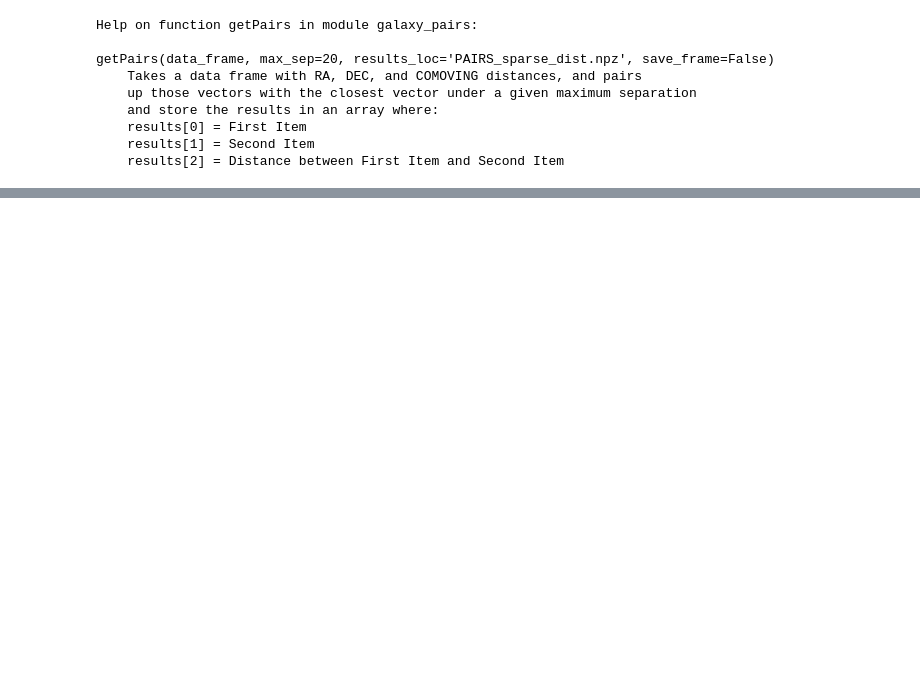
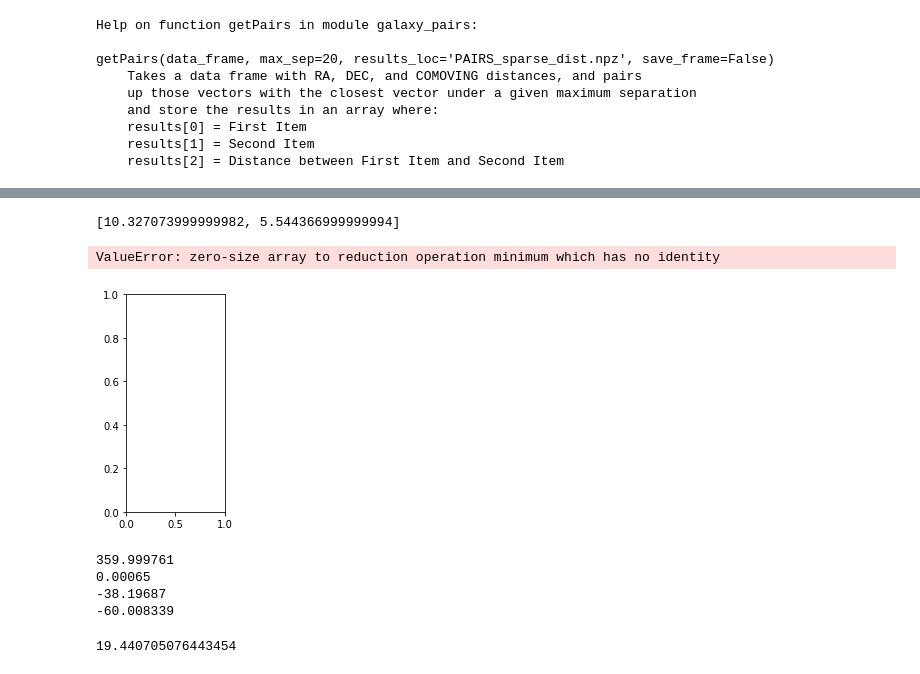
Before and after one commit to mdezylva/masters, a Jupyter notebook: Notebooks/spt_analysis_py27.ipynb, the cells around one changed output, grey strips where cells are left out. Drawn from its saved outputs; the diff is of its cells as text; code cells hidden in the pictures; blank space fills up the shorter version.

```diff
--- a/Notebooks/spt_analysis_py27.ipynb
+++ b/Notebooks/spt_analysis_py27.ipynb
@@ -174,0 +174,4 @@ print(pairs)
+# %%
+# print(pairs)
+pairs_df['First_Loc'] = pairs_df.First_Loc.astype(int)
+pairs_df['Second_Loc'] = pairs_df.Second_Loc.astype(int)
@@ -174,0 +199,8 @@ print(pairs)
+# %%
+import random
+index = random.randint(1,len(df))
+pos1 = [df['RA'][pairs_df['First_Loc'][index]],df['DEC'][pairs_df['First_Loc'][index]]]
+print(index)
+print(pos1)
+# pos2 = [df['RA'][pairs_df['Second_Loc'][0]],df['DEC'][pairs_df['Second_Loc'][0]]]
+# print(pos2)
@@ -175,6 +225,45 @@ print(pairs)
+# %%
+# df.loc[pairs_df['Second_Loc'][0]]
+def SubtractRaDec(radec_1, radec_2):
+#     assert((len(radec_1) == 2)) #,"First enetered RaDec does not have two components")
+#     assert((len(radec_2) == 2)) #,"Second enetered RaDec does not have two components")
+
+    ra_1 = radec_1[0]
+    dec_1 = radec_1[1]
+    ra_2 = radec_2[0]
+    dec_2 = radec_2[1]
+
+    ra_diff = 180 - abs(abs(ra_1 - ra_2) - 180)
+
+    dec_diff = 180 - abs(abs(dec_1 - dec_2) - 180)
+
+    return([ra_diff,dec_diff])
+# %%
+# rel_pos_1 = [0-pos1[0],-57.5-pos1[1]]
+rel_pos_1 = SubtractRaDec([0,-57.5],pos1)
+print(rel_pos_1)
+# print(rel_pos_1[0])
+# [15.089213,5.669675000000012]
+# %% [output]
+[10.327073999999982, 5.544366999999994]
+# %%
+y_map.getSubmap([1,1], center_offset=[rel_pos_1[0],rel_pos_1[1]], units='degree').drawImage(bw=False)
+# %% [output]
+ValueError: zero-size array to reduction operation minimum which has no identity
+[figure, added]
 # %%
 def euclideanDistance(instance1, instance2, length):
     distance = 0
     for x in range(length):
         distance += pow((instance1[x] - instance2[x]), 2)
     return np.sqrt(distance)
+# %%
+print(np.max(df['RA']))
+print(np.min(df['RA']))
+print(np.max(df['DEC']))
+print(np.min(df['DEC']))
+# %% [output]
+359.999761
+0.00065
+-38.19687
+-60.008339
@@ -181,7 +272,9 @@ def euclideanDistance(instance1, instance2, length):
 # %%
-vec1 = get_vec_distances(df['RA'][0],df['DEC'][0],df['COMOVING'][0])
-vec2 = get_vec_distances(df['RA'][1],df['DEC'][1],df['COMOVING'][1])
+vec1 = galaxy_pairs.get_vec_distances(df['RA'][int(pairs[0][0])],df['DEC'][int(pairs[0][0])],df['COMOVING'][int(pairs[0][0])])
+vec2 = galaxy_pairs.get_vec_distances(df['RA'][int(pairs[1][0])],df['DEC'][int(pairs[1][0])],df['COMOVING'][int(pairs[1][0])])
 print(euclideanDistance(vec1,vec2,3))
+# %% [output]
+19.440705076443454
 # %%
 df.to_csv('DES_REDMAGIC_Manipulated.csv')
 # %%
```
Also changed, not shown: parts of 25 cells of this notebook, 2 other files.
